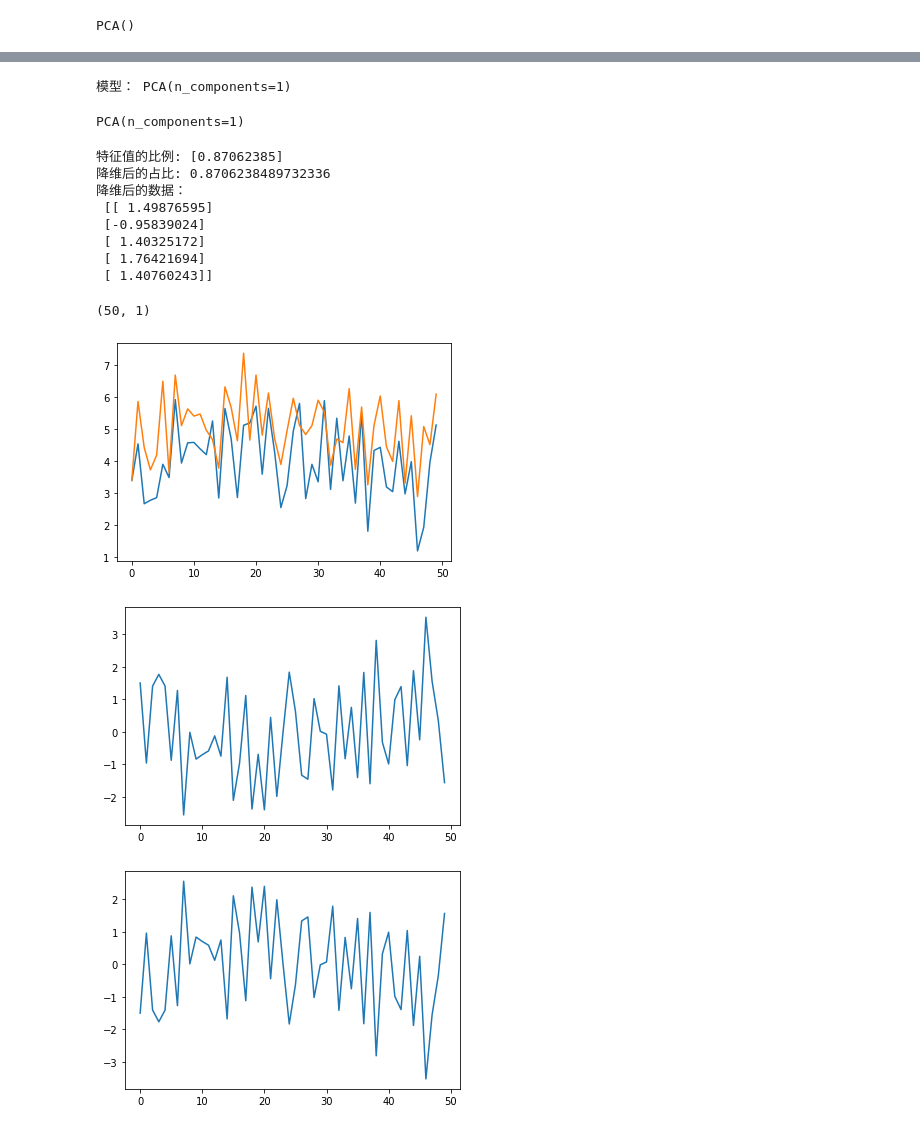
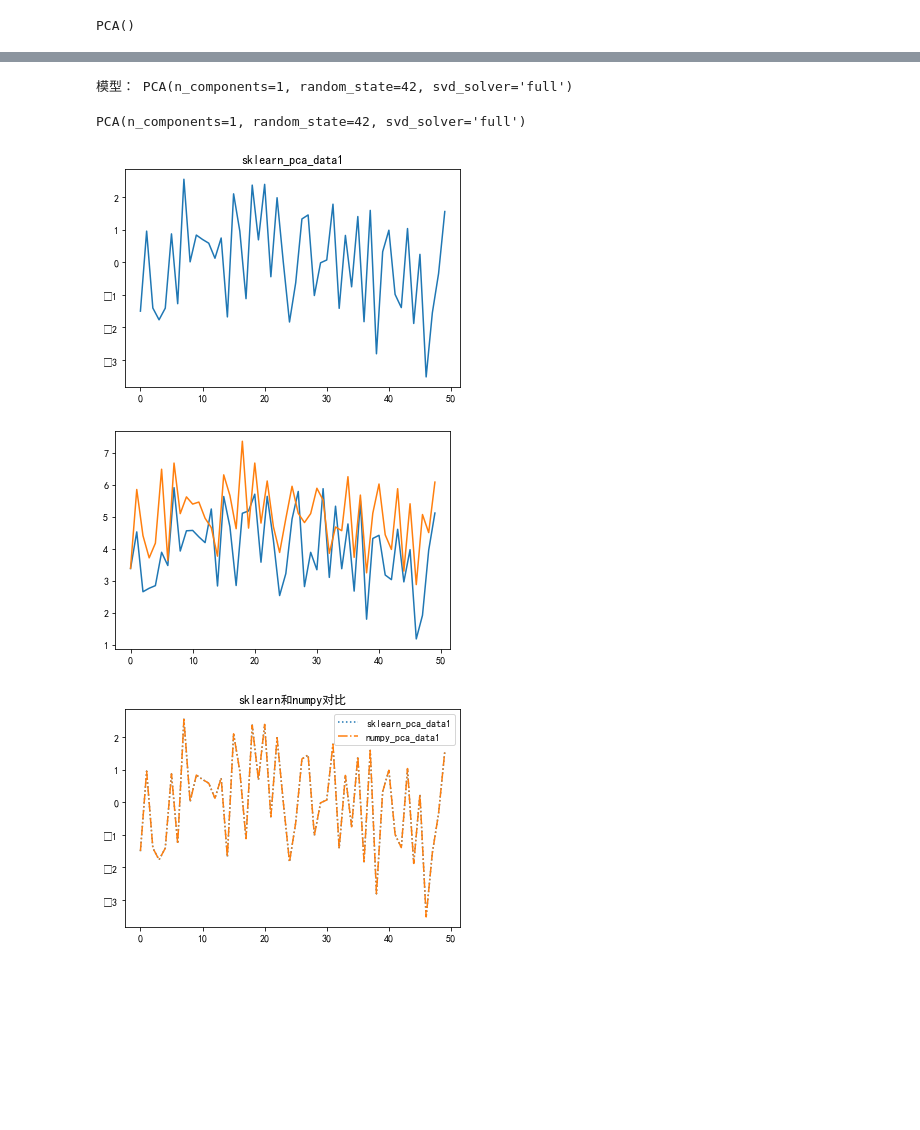
Before and after one commit to OliverZ11x/MachineLearning_HW_CQUT, a Jupyter notebook: HW5 dimension reduction/dimension_reduction.ipynb, the cells around one changed output, grey strips where cells are left out. Cells and saved outputs as stored; diff of their text form; code cells hidden in the pictures; blank space fills up the shorter version.

```diff
--- a/HW5 dimension reduction/dimension_reduction.ipynb
+++ b/HW5 dimension reduction/dimension_reduction.ipynb
@@ -7,6 +7,8 @@ import pandas as pd
 import matplotlib.pyplot as plt
 import seaborn as sb
 from scipy.io import loadmat
+# %%
+plt.rcParams['font.family'] = 'SimHei'
 # %%
 # 使用loadmat函数加载.mat文件
 raw_data = loadmat('data1.mat');raw_data2 = loadmat('data2.mat');raw_data3 = loadmat('data3.mat')
@@ -118,38 +121,35 @@ TypeError: 'numpy.float64' object is not callable
 from sklearn.decomposition import PCA
 # %%
 # 初始化PCA模型
-pca = PCA(n_components=1)
-print('模型：',pca)
+pca = PCA(n_components=1, random_state=42, svd_solver='full')
+print('模型：', pca)
 # 训练模型
 pca.fit(data1)
 # %% [output]
-模型： PCA(n_components=1)
+模型： PCA(n_components=1, random_state=42, svd_solver='full')
-PCA(n_components=1)
+PCA(n_components=1, random_state=42, svd_solver='full')
 # %%
 # 获得降维后的数据
 feature1  = pca.fit_transform(data1)
-print('特征值的比例:',pca.explained_variance_ratio_)
-print('降维后的占比:',sum(pca.explained_variance_ratio_))
-print('降维后的数据：\n',feature1[:5])
+# print('特征值的比例:',pca.explained_variance_ratio_)
+# print('降维后的占比:',sum(pca.explained_variance_ratio_))
+# print('降维后的数据：\n',feature1[:5])
 feature1.shape
+for i in range(0,len(feature1)):
+    feature1[i]=-feature1[i]
+plt.plot(feature1)
+plt.title('sklearn_pca_data1')
+plt.show()
 # %% [output]
-特征值的比例: [0.87062385]
-降维后的占比: 0.8706238489732336
-降维后的数据：
- [[ 1.49876595]
- [-0.95839024]
- [ 1.40325172]
- [ 1.76421694]
- [ 1.40760243]]
-(50, 1)
+[figure, added]
 # %%
 plt.plot(data1)
 plt.show()
-plt.plot(feature1)
+plt.title('sklearn和numpy对比')
+plt.plot(feature1,':')
+plt.plot(pca_data1,'-.')
+plt.legend(['sklearn_pca_data1', 'numpy_pca_data1'])
 plt.show()
-plt.plot(pca_data1)
-plt.show()
 # %% [output]
-[figure, old version]
+[figure, new version]
-[figure, old version]
+[figure, new version]
-[figure, removed]
```
Also changed, not shown: parts of 3 cells of this notebook, 5 other files.
